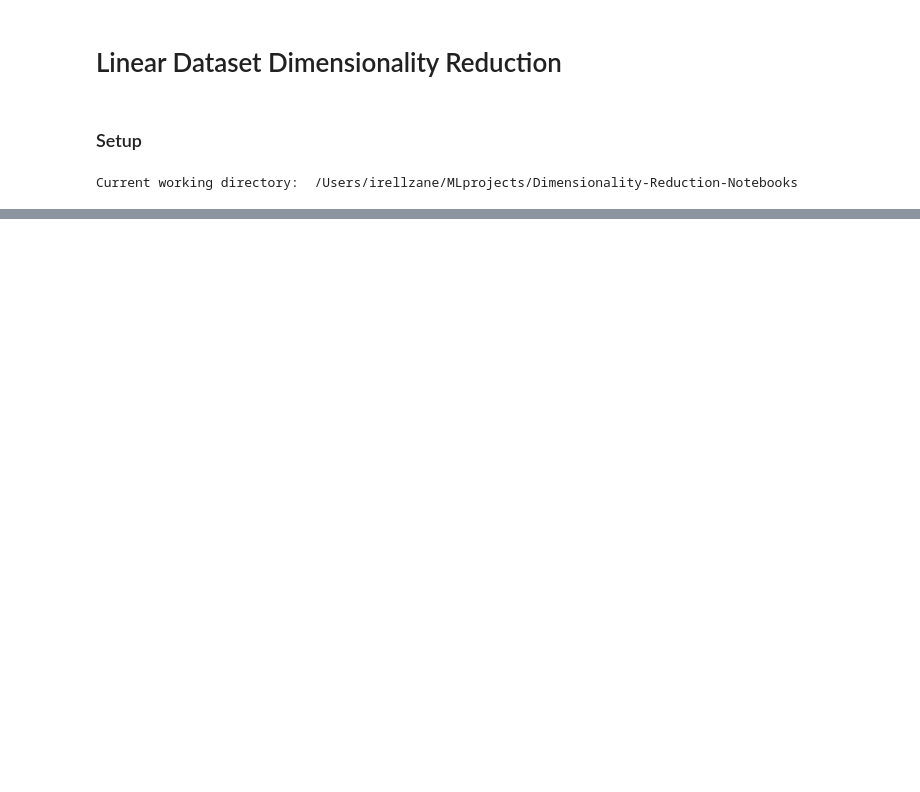
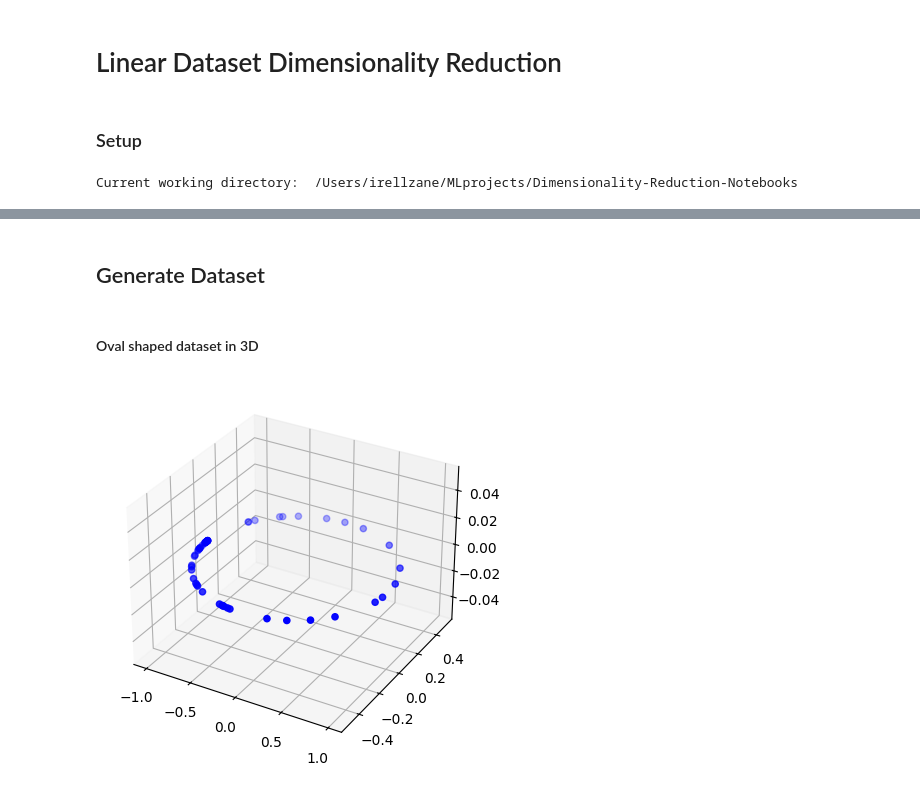
Before and after one commit to Zane-dev16/Dimensionality-Reduction-Notebooks, a Jupyter notebook: notebooks/linear_data_dim_reduction.ipynb.ipynb, the cells around one changed output, grey strips where cells are left out. Saved outputs shown, nothing was run; the diff lists cells and outputs as text; code cells hidden in the pictures; blank space fills up the shorter version.

Commit message:
Generate Oval data

```diff
--- a/notebooks/linear_data_dim_reduction.ipynb.ipynb
+++ b/notebooks/linear_data_dim_reduction.ipynb.ipynb
@@ -34,0 +38,20 @@ Successfully installed contourpy-1.2.1 cycler-0.12.1 fonttools-4.51.0 joblib-1.4
+# %% [markdown]
+## Generate Dataset
+# %% [markdown]
+#### Oval shaped dataset in 3D
+# %%
+np.random.seed(42)
+
+m = 60
+X = np.zeros((m, 3))
+angles = (np.random.rand(m) ** 3 + 0.5) * 2 * np.pi
+X[:, 0], X[:, 1] = np.cos(angles), np.sin(angles) * 0.5
+# %%
+
+fig = plt.figure()
+ax = fig.add_subplot(111, projection="3d")
+ax.scatter(X[:, 0], X[:, 1], X[:, 2], c='b', marker='o')
+
+plt.show()
+# %% [output]
+[figure, added]
```
Also changed, not shown: parts of 2 cells of this notebook.
